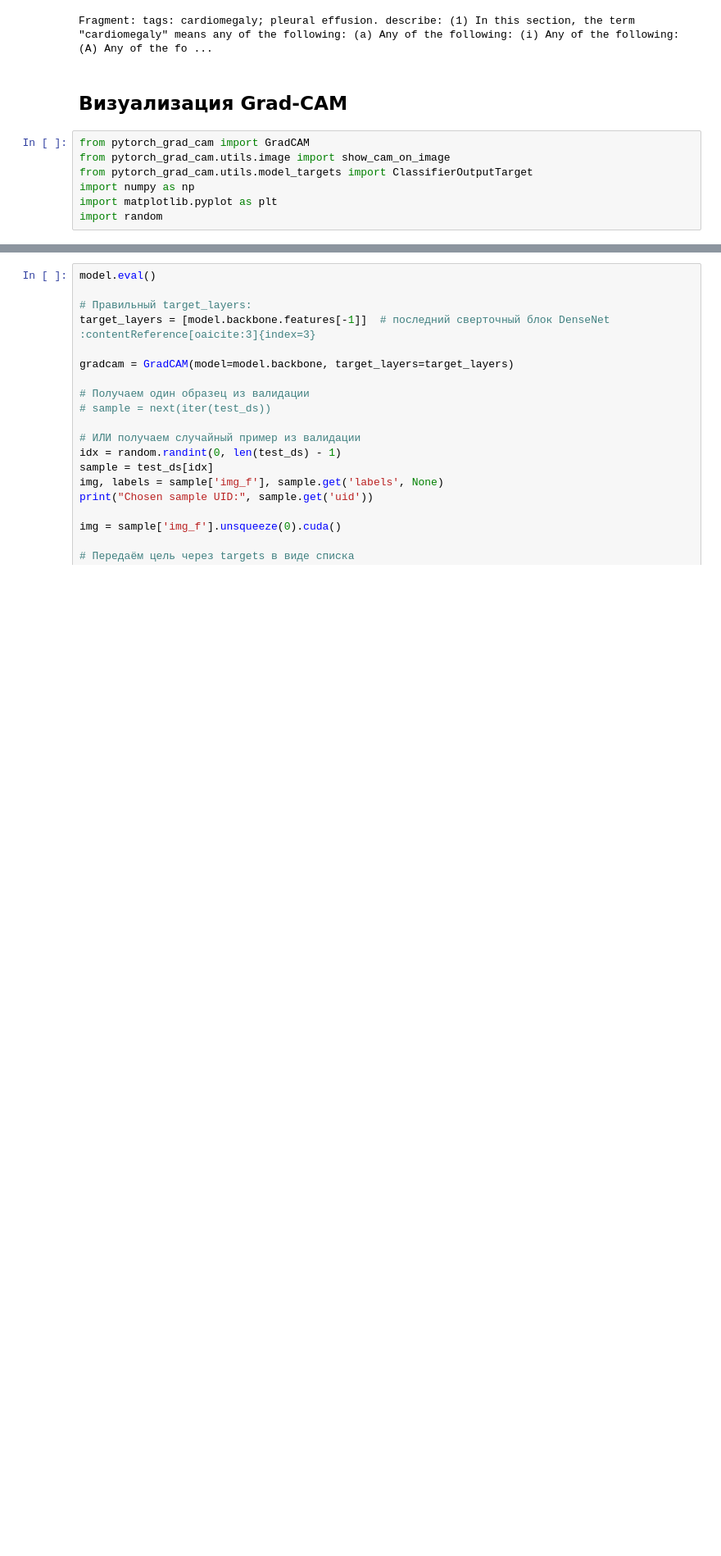
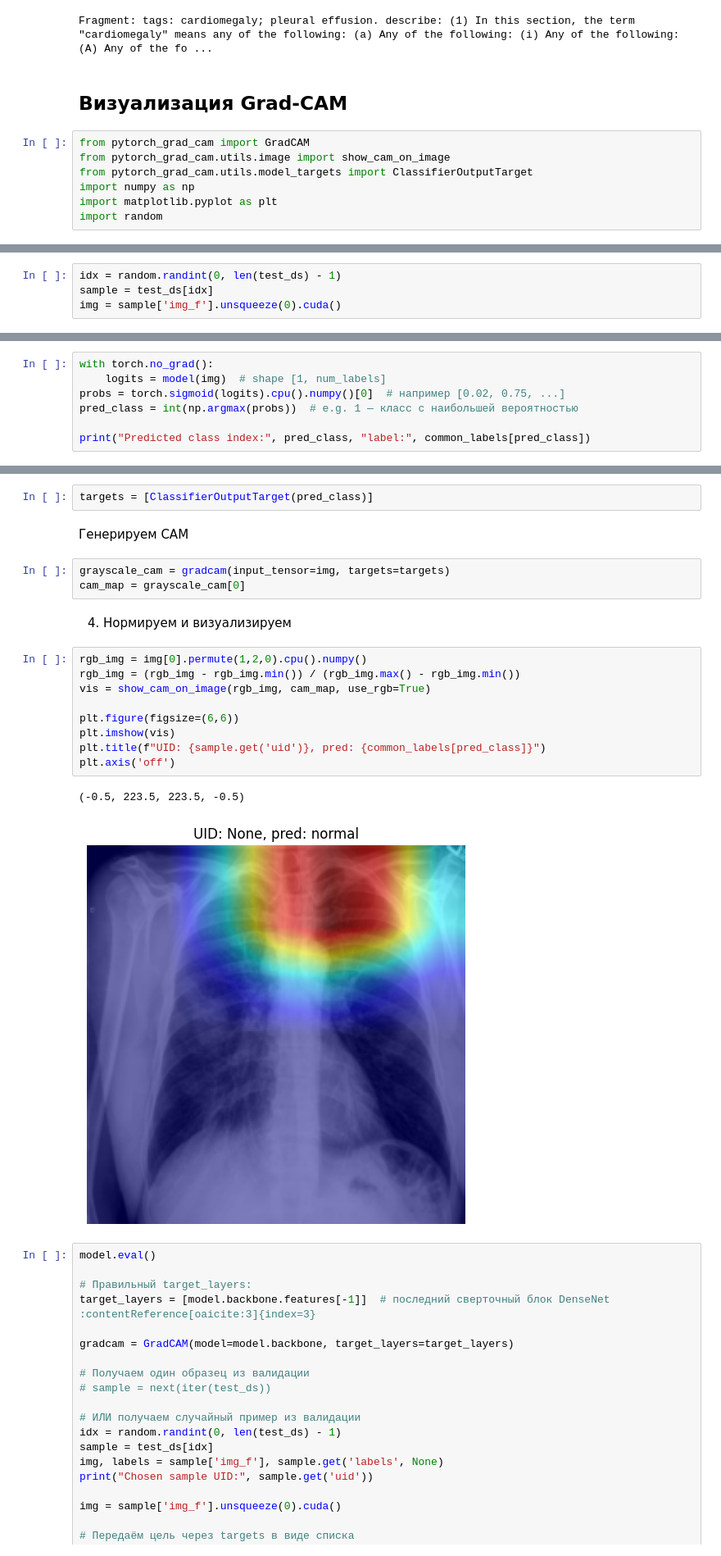
Before and after one commit to pan7ae/scientific_work, a Jupyter notebook: GPT-2/[SM-21.1] 2 report generation.ipynb, the cells around one changed output, grey strips where cells are left out. Shown at 82% size. Cells and saved outputs as stored; diff of their text form; blank space fills up the shorter version.

Commit message:
[SM-21] Поправил часть кода с генерацией Grad CAM

```diff
--- a/GPT-2/[SM-21.1] 2 report generation.ipynb
+++ b/GPT-2/[SM-21.1] 2 report generation.ipynb
@@ -348,0 +355,4 @@ import random
+# %%
+idx = random.randint(0, len(test_ds) - 1)
+sample = test_ds[idx]
+img = sample['img_f'].unsqueeze(0).cuda()
@@ -348,0 +361,7 @@ import random
+# %%
+with torch.no_grad():
+    logits = model(img)  # shape [1, num_labels]
+probs = torch.sigmoid(logits).cpu().numpy()[0]  # например [0.02, 0.75, ...]
+pred_class = int(np.argmax(probs))  # e.g. 1 — класс с наибольшей вероятностью
+
+print("Predicted class index:", pred_class, "label:", common_labels[pred_class])
@@ -349,3 +372,24 @@ import random
+# %%
+targets = [ClassifierOutputTarget(pred_class)]
+# %% [markdown]
+Генерируем CAM
+# %%
+grayscale_cam = gradcam(input_tensor=img, targets=targets)
+cam_map = grayscale_cam[0]
+# %% [markdown]
+4. Нормируем и визуализируем
+# %%
+rgb_img = img[0].permute(1,2,0).cpu().numpy()
+rgb_img = (rgb_img - rgb_img.min()) / (rgb_img.max() - rgb_img.min())
+vis = show_cam_on_image(rgb_img, cam_map, use_rgb=True)
+
+plt.figure(figsize=(6,6))
+plt.imshow(vis)
+plt.title(f"UID: {sample.get('uid')}, pred: {common_labels[pred_class]}")
+plt.axis('off')
+# %% [output]
+(-0.5, 223.5, 223.5, -0.5)
+[figure, added]
 # %%
 model.eval()
 
```
Also changed, not shown: parts of 5 cells of this notebook.
